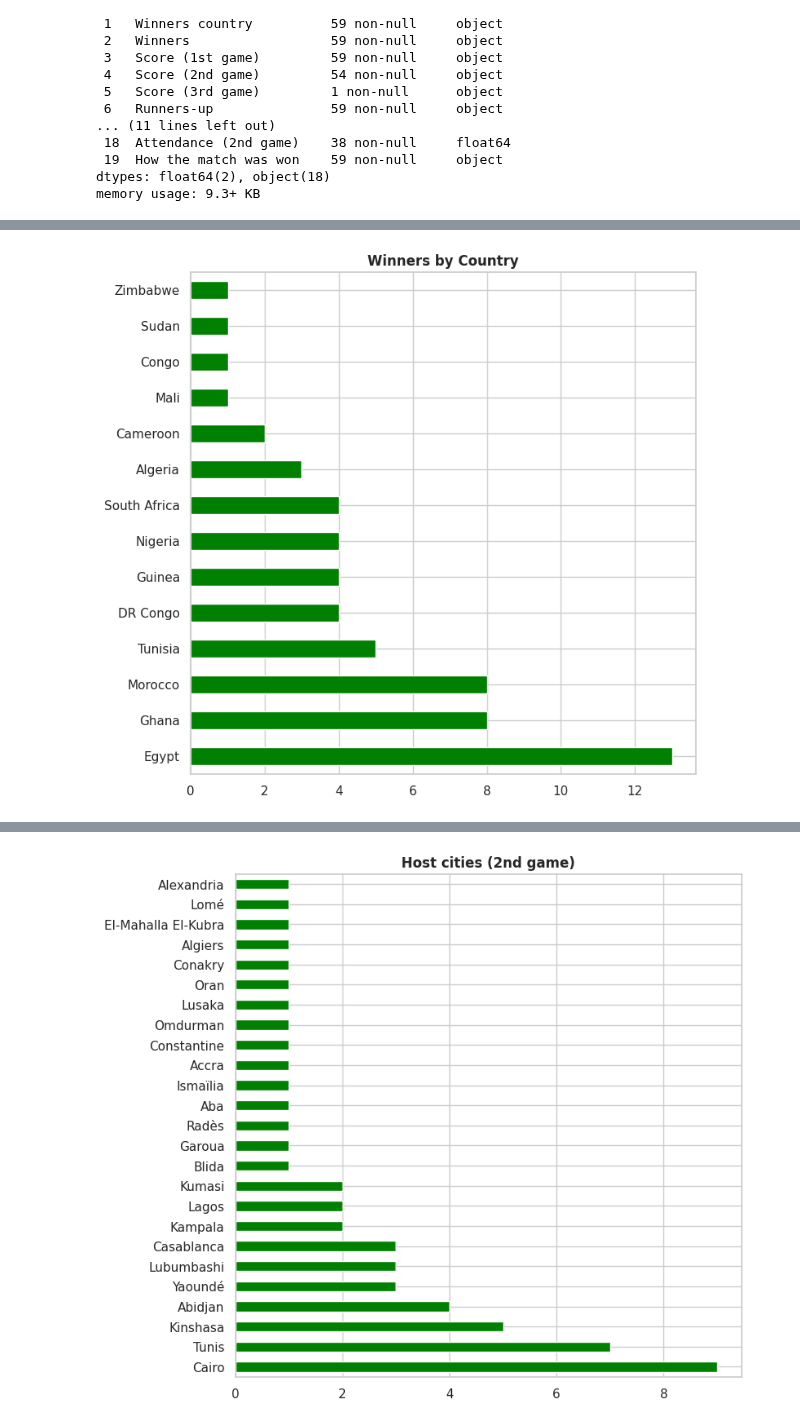
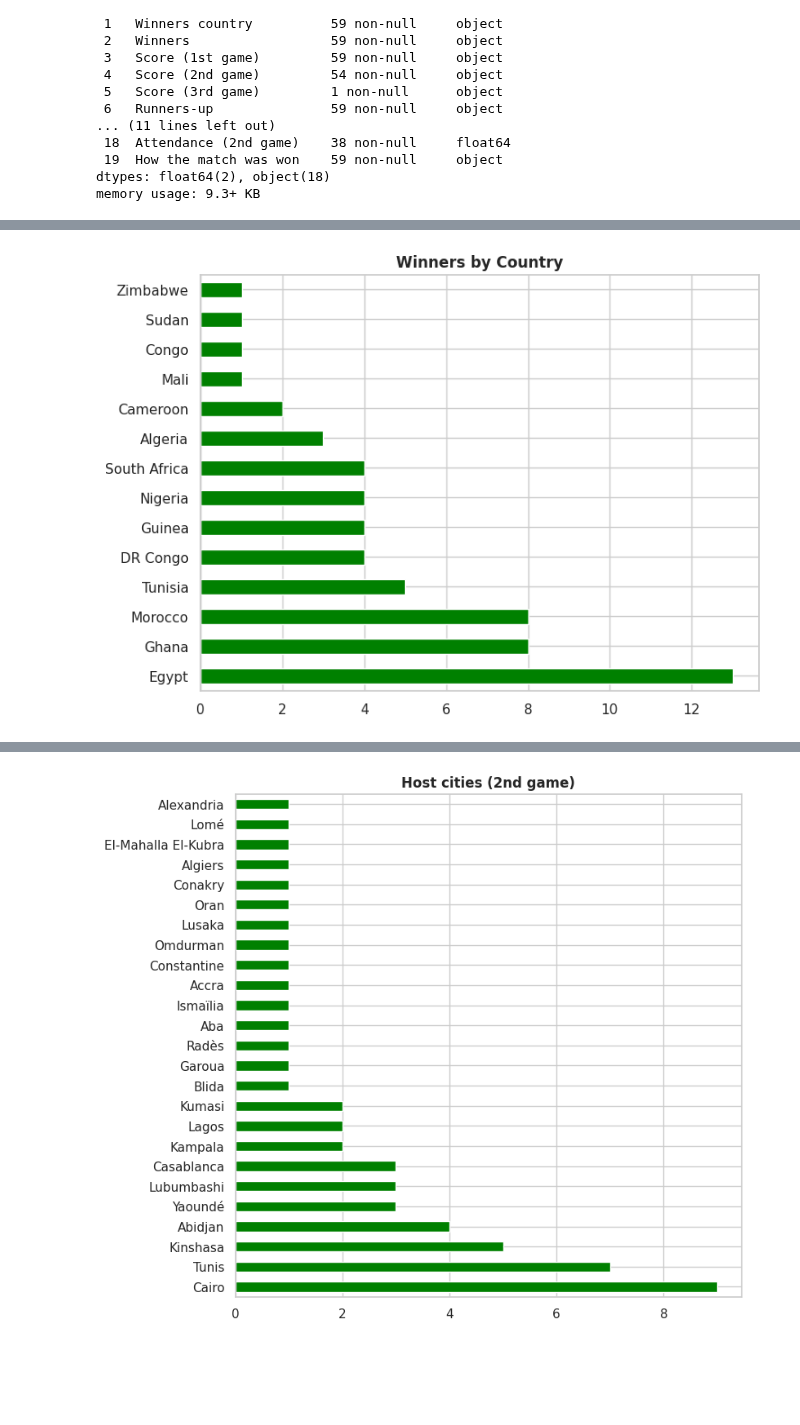
Before and after one commit to guilhermelaviola/SoccerCompetitionsStudy, a Jupyter notebook: CAFChampionsLeagueStudy.ipynb, the cells around one changed output, grey strips where cells are left out. Drawn from its saved outputs; the diff is of its cells as text; code cells hidden in the pictures; blank space fills up the shorter version.

```diff
--- a/CAFChampionsLeagueStudy.ipynb
+++ b/CAFChampionsLeagueStudy.ipynb
@@ -67,10 +67,10 @@ plt.show()
 # %%
 # Displaying number of titles by country:
-ccl.groupby('Season').first()['Winners country'].value_counts().plot(kind = 'barh', color = 'green', figsize = (8, 8))
+ccl['Winners country'].value_counts().plot(kind = 'barh', color = 'green', figsize = (8, 6))
 plt.ylabel(None)
 plt.title('Winners by Country', fontweight = 'bold')
 plt.show()
 # %% [output]
-[figure, old version]
+[figure, new version]
 # %%
 # Displaying number of runners-up by country:
```
Also changed, not shown: parts of 10 cells of this notebook.
